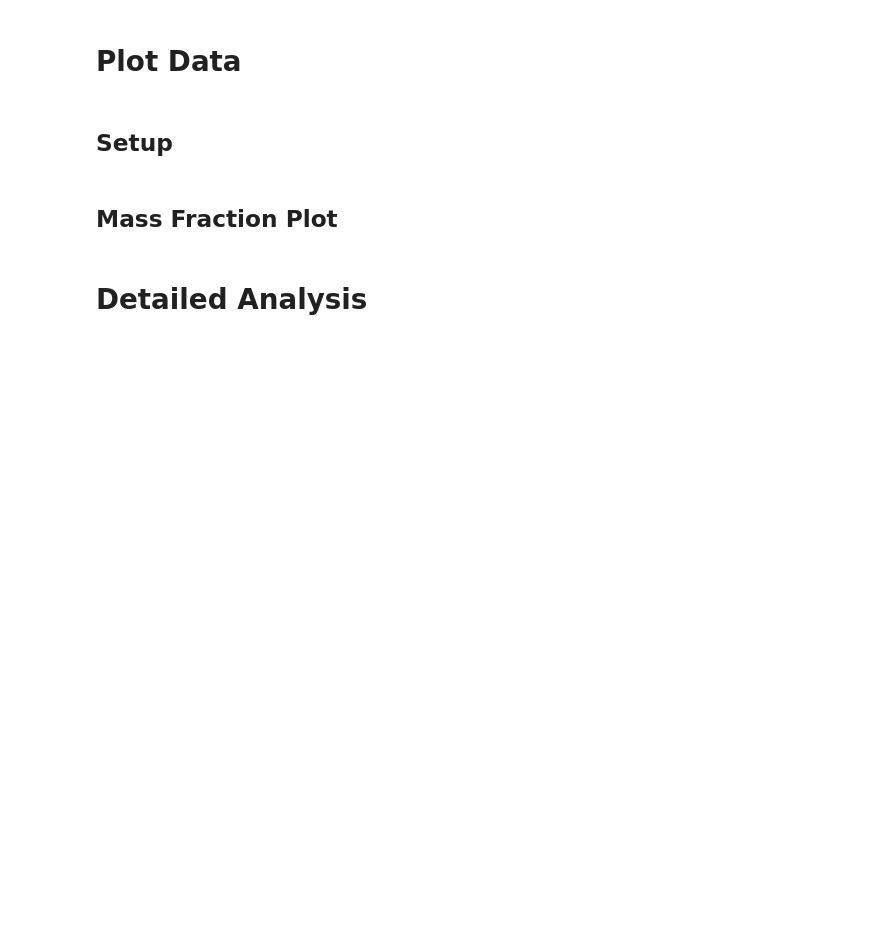
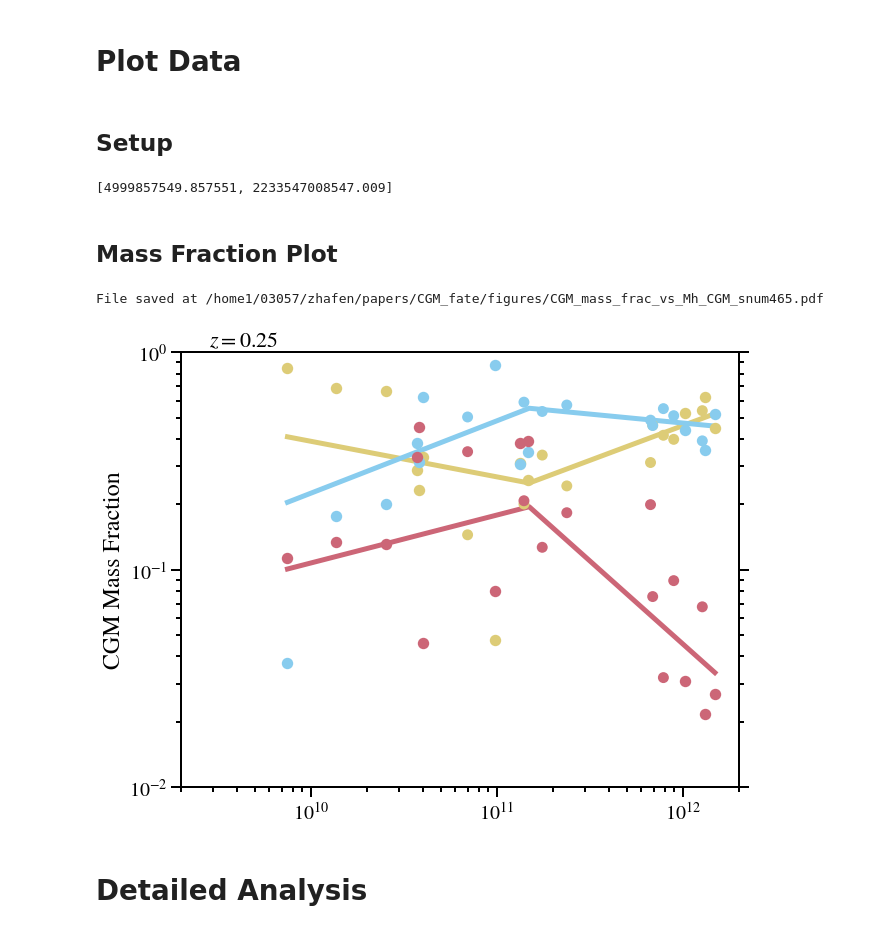
Before and after one commit to zhafen/CGM_fate_analysis, a Jupyter notebook: multi_sim_analysis/halo_mass_trends.ipynb, the cells around one changed output. Drawn from its saved outputs; the diff is of its cells as text; code cells hidden in the pictures; blank space fills up the shorter version.

Commit message:
Added redshift-dependent plots.

```diff
--- a/multi_sim_analysis/halo_mass_trends.ipynb
+++ b/multi_sim_analysis/halo_mass_trends.ipynb
@@ -33,7 +33,7 @@ Using snum 465, galdef _galdefv3
 # %%
 presentation_figure = False
 # %%
-mass_key = 'enriched_metal_mass'
+mass_key = 'M'
 # %%
 save_file_tags = {
     'M' : 'mass',
@@ -196,6 +233,8 @@ if not do_calculation:
 # %%
 mass_range = [ halo_masses.array().min()/1.5, halo_masses.array().max()*1.5 ]
 mass_range
+# %% [output]
+[4999857549.857551, 2233547008547.009]
 # %%
 m_vir_md_split = halo_masses.split_by_key_slice( slice(4,10), '_md' )
 m_vir_fiducials = m_vir_md_split[False]
@@ -219,7 +258,7 @@ fig = plt.figure( figsize=(10,8), facecolor='w' )
 ax = plt.gca()
 
 # Some plot settings
-y_min = 1e-3
+y_min = 1e-2
 y_max = 1
 alpha = 1.0
 
@@ -332,33 +371,36 @@ for k, classification in enumerate( p_constants.CLASSIFICATIONS_CGM_FATE ):
     ax.set_ylabel( r'CGM {} Fraction'.format( axes_labels[mass_key] ), fontsize=24 )
 
     ax.set_xlim( 2e9, 2e12 )
     ax.set_ylim( y_min, y_max )
 
     ax.set_xscale( 'log' )
     ax.set_yscale( 'log' )
 
     # Add ticks to the righ
     ax.yaxis.set_ticks_position( 'both' )
 
     if snum == 172:
         legend = ax.legend(
             color_objects,
             labels,
             prop={'size': 17.5},
             ncol=1,
             loc='lower right',
             fontsize=24,
             framealpha = 0.9,
         )
         legend.set_zorder( 120 )
 
 save_file = 'CGM_{}_frac_vs_Mh{}.pdf'.format( save_file_tags[mass_key], tag_tail )
 
 plotting.save_fig(
     out_dir = file_manager.get_project_figure_dir(),
     save_file = save_file,
     fig = fig,
 )
+# %% [output]
+File saved at /home1/03057/zhafen/papers/CGM_fate/figures/CGM_mass_frac_vs_Mh_CGM_snum465.pdf
+[figure, added]
 # %% [markdown]
 # Detailed Analysis
 # %%
```
Also changed, not shown: parts of 5 cells of this notebook, 18 other files.
